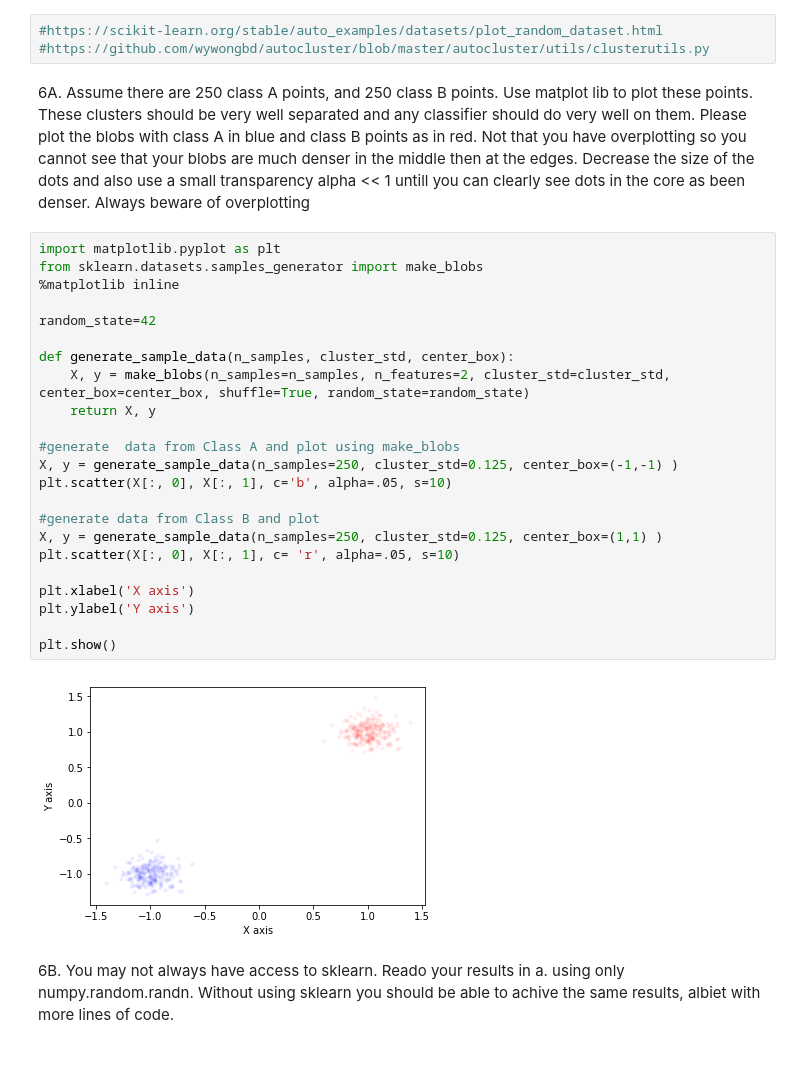
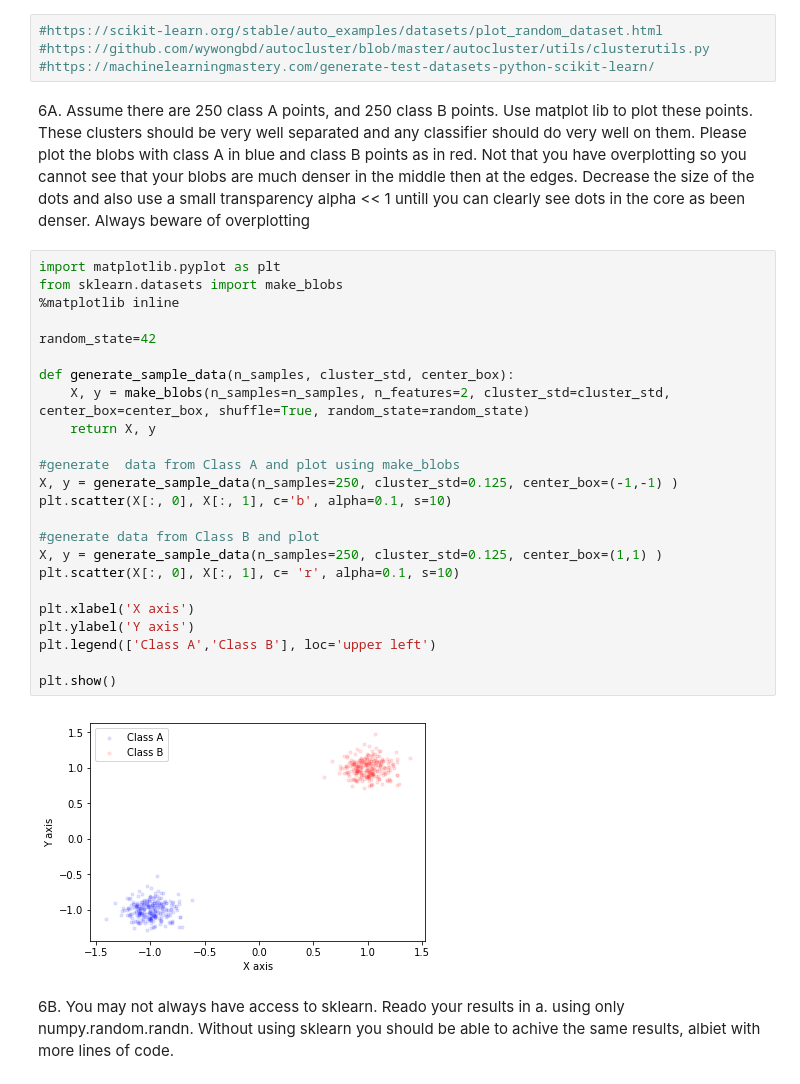
Before and after one commit to msarker000/ML_hw1, a Jupyter notebook: ML_hw1_6.ipynb, the cells around one changed output. Drawn from its saved outputs; the diff is of its cells as text.

```diff
--- a/ML_hw1_6.ipynb
+++ b/ML_hw1_6.ipynb
@@ -1,6 +1,7 @@
 # %%
 #https://scikit-learn.org/stable/auto_examples/datasets/plot_random_dataset.html
 #https://github.com/wywongbd/autocluster/blob/master/autocluster/utils/clusterutils.py
+#https://machinelearningmastery.com/generate-test-datasets-python-scikit-learn/
 # %% [markdown]
 6A. Assume there are 250 class A points, and 250 class B points. Use
 matplot lib to plot these points. These clusters should be very well
@@ -12,29 +13,30 @@ and also use a small transparency alpha << 1 untill you can clearly
 see dots in the core as been denser. Always beware of overplotting
 # %%
 import matplotlib.pyplot as plt
-from sklearn.datasets.samples_generator import make_blobs
+from sklearn.datasets import make_blobs
 %matplotlib inline
 
 random_state=42
 
 def generate_sample_data(n_samples, cluster_std, center_box):
     X, y = make_blobs(n_samples=n_samples, n_features=2, cluster_std=cluster_std, center_box=center_box, shuffle=True, random_state=random_state)
     return X, y
 
 #generate  data from Class A and plot using make_blobs
 X, y = generate_sample_data(n_samples=250, cluster_std=0.125, center_box=(-1,-1) )
-plt.scatter(X[:, 0], X[:, 1], c='b', alpha=.05, s=10)
+plt.scatter(X[:, 0], X[:, 1], c='b', alpha=0.1, s=10)
 
 #generate data from Class B and plot
 X, y = generate_sample_data(n_samples=250, cluster_std=0.125, center_box=(1,1) )
-plt.scatter(X[:, 0], X[:, 1], c= 'r', alpha=.05, s=10)
+plt.scatter(X[:, 0], X[:, 1], c= 'r', alpha=0.1, s=10)
 
 plt.xlabel('X axis')
 plt.ylabel('Y axis')
+plt.legend(['Class A','Class B'], loc='upper left')
 
 plt.show()
 # %% [output]
-[figure, old version]
+[figure, new version]
 # %% [markdown]
 6B. You may not always have access to sklearn. Reado your results in a.
 using only numpy.random.randn. Without using sklearn you should
```
Also changed, not shown: parts of 8 cells of this notebook.
